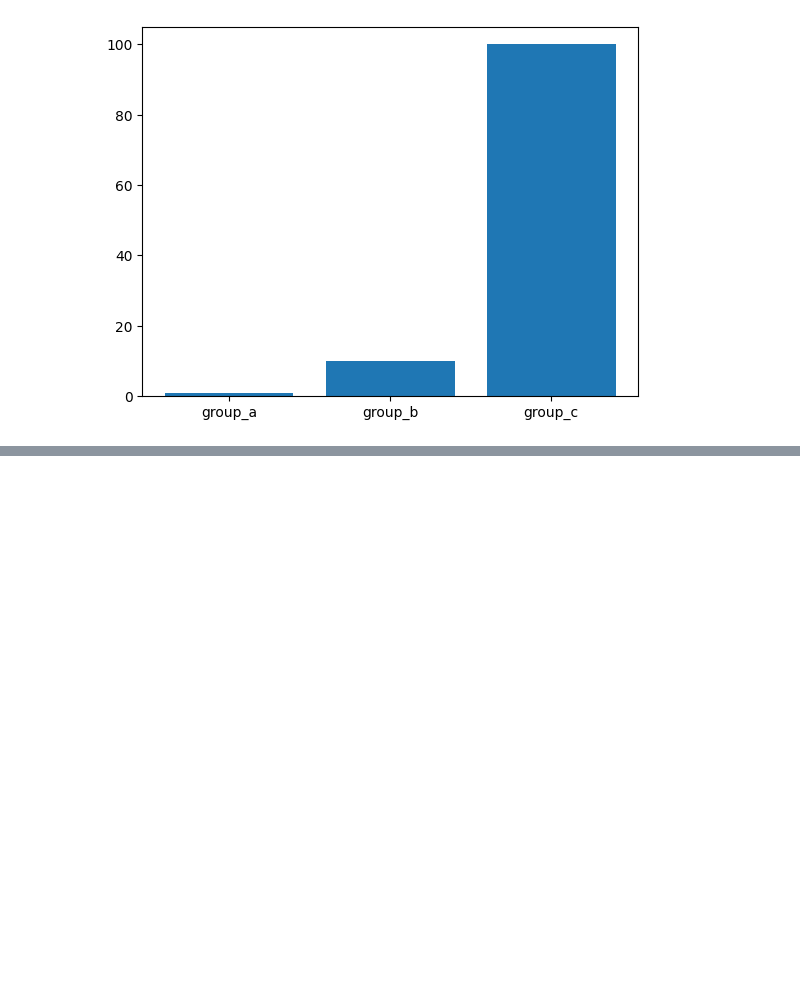
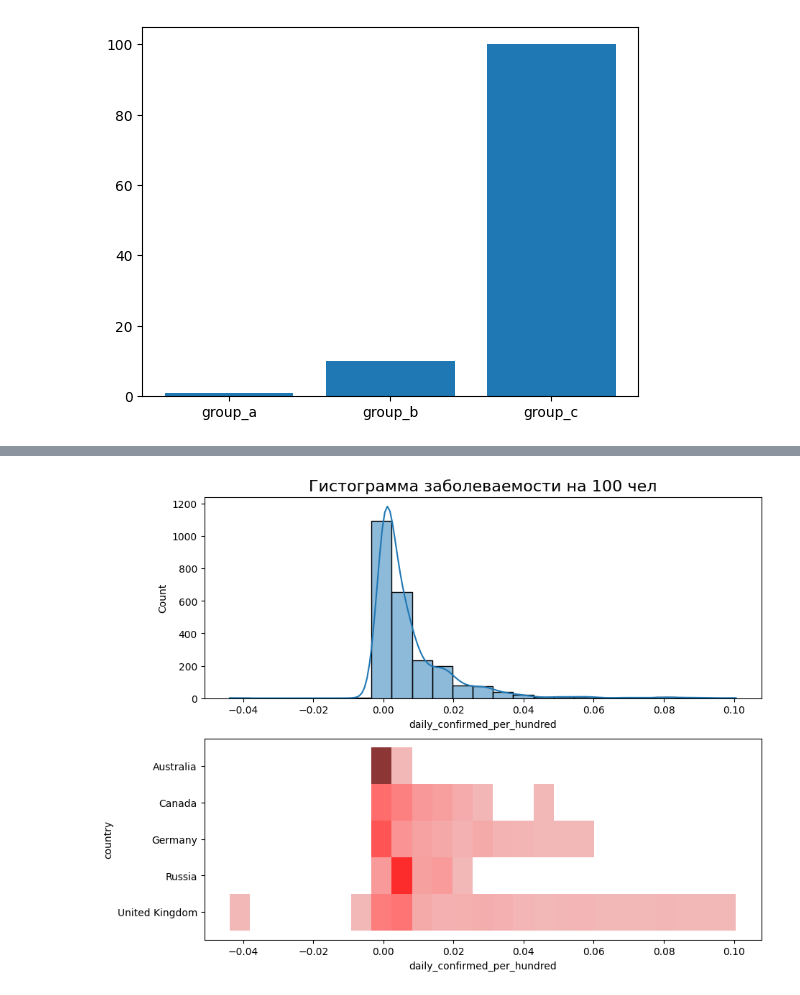
Before and after one commit to g1dcs/sf_hw_g1dcs, a Jupyter notebook: skillfactory/PY_13 Визуализация/Визуализация.ipynb, the cells around one changed output, grey strips where cells are left out. Drawn from its saved outputs; the diff is of its cells as text; code cells hidden in the pictures; blank space fills up the shorter version.

```diff
--- a/skillfactory/PY_13 Визуализация/Визуализация.ipynb
+++ b/skillfactory/PY_13 Визуализация/Визуализация.ipynb
@@ -342,0 +347,16 @@ plt.show()
+# %%
+countries = ['Russia', 'Australia', 'Germany', 'Canada', 'United Kingdom']
+croped_covid_df = covid_df[covid_df['country'].isin(countries)]
+
+population = pd.DataFrame([
+    ['Canada', 37664517],
+    ['Germany', 83721496],
+    ['Russia', 145975300],
+    ['Australia', 25726900],
+    ['United Kingdom', 67802690]
+    ],
+    columns=['country', 'population']
+)
+croped_covid_df = croped_covid_df.merge(population, on=['country'])
+croped_covid_df['daily_confirmed_per_hundred'] = croped_covid_df['daily_confirmed'] / croped_covid_df['population'] * 100
+croped_covid_df.head()
@@ -342,0 +370,20 @@ plt.show()
+# %%
+fig, axes = plt.subplots(nrows=2, ncols= 1, figsize=(10, 8))
+sns.histplot(
+    data=croped_covid_df,
+    x='daily_confirmed_per_hundred',
+    bins=25,
+    kde=True,
+    ax=axes[0]
+);
+axes[0].set_title('Гистограмма заболеваемости на 100 чел', fontsize=16)
+sns.histplot(
+    data = croped_covid_df,
+    x = 'daily_confirmed_per_hundred',
+    y = 'country',
+    bins=25,
+    color='red',
+    ax=axes[1]
+);
+# %% [output]
+[figure, added]
```
Also changed, not shown: parts of 10 cells of this notebook.
